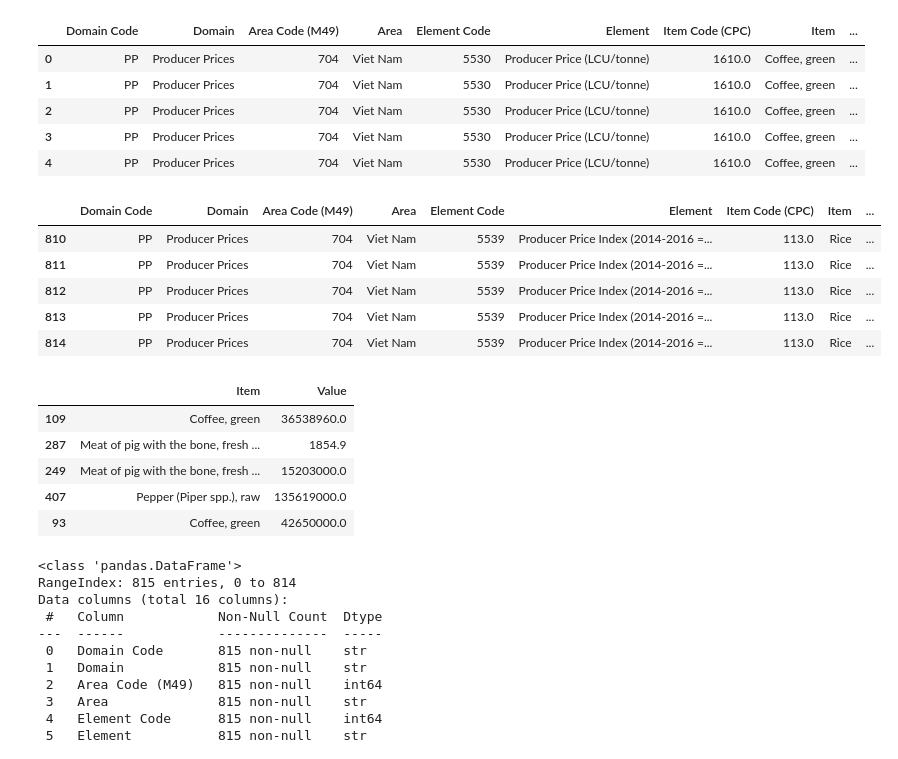
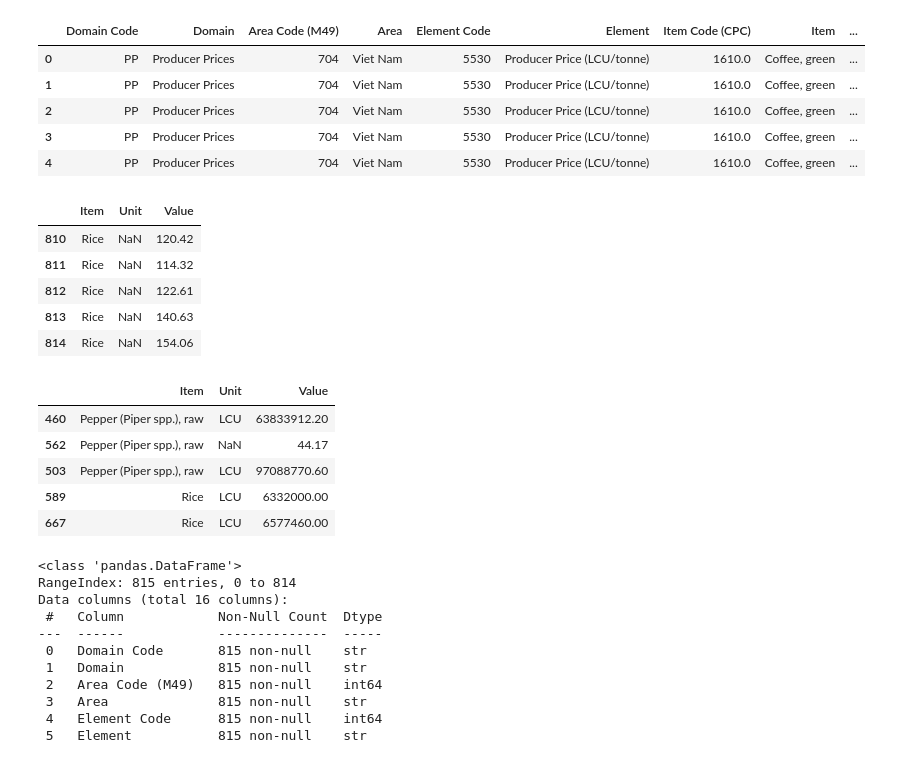
Before and after one commit to traitrithuc/Agriculture_Price_Predict, a Jupyter notebook: notebooks/index.ipynb, the cells around one changed output. Drawn from its saved outputs; the diff is of its cells as text; code cells hidden in the pictures.

```diff
--- a/notebooks/index.ipynb
+++ b/notebooks/index.ipynb
@@ -15,23 +15,23 @@ df.head(5)
 | 3 | PP | Producer Prices | 704 | Viet Nam | 5530 | Producer Price (LCU/tonne) | 1610.0 | Coffee, green | ... |
 | 4 | PP | Producer Prices | 704 | Viet Nam | 5530 | Producer Price (LCU/tonne) | 1610.0 | Coffee, green | ... |
 # %%
-df.tail(5)
+df[["Item","Unit", "Value"]].tail(5)
 # %% [output]
-|  | Domain Code | Domain | Area Code (M49) | Area | Element Code | Element | Item Code (CPC) | Item | ... |
-| 810 | PP | Producer Prices | 704 | Viet Nam | 5539 | Producer Price Index (2014-2016 =... | 113.0 | Rice | ... |
-| 811 | PP | Producer Prices | 704 | Viet Nam | 5539 | Producer Price Index (2014-2016 =... | 113.0 | Rice | ... |
-| 812 | PP | Producer Prices | 704 | Viet Nam | 5539 | Producer Price Index (2014-2016 =... | 113.0 | Rice | ... |
-| 813 | PP | Producer Prices | 704 | Viet Nam | 5539 | Producer Price Index (2014-2016 =... | 113.0 | Rice | ... |
-| 814 | PP | Producer Prices | 704 | Viet Nam | 5539 | Producer Price Index (2014-2016 =... | 113.0 | Rice | ... |
+|  | Item | Unit | Value |
+| 810 | Rice | NaN | 120.42 |
+| 811 | Rice | NaN | 114.32 |
+| 812 | Rice | NaN | 122.61 |
+| 813 | Rice | NaN | 140.63 |
+| 814 | Rice | NaN | 154.06 |
 # %%
-df[["Item", "Value"]].sample(5)
+df[["Item","Unit", "Value"]].sample(5)
 # %% [output]
-|  | Item | Value |
-| 109 | Coffee, green | 36538960.0 |
-| 287 | Meat of pig with the bone, fresh ... | 1854.9 |
-| 249 | Meat of pig with the bone, fresh ... | 15203000.0 |
-| 407 | Pepper (Piper spp.), raw | 135619000.0 |
-| 93 | Coffee, green | 42650000.0 |
+|  | Item | Unit | Value |
+| 460 | Pepper (Piper spp.), raw | LCU | 63833912.20 |
+| 562 | Pepper (Piper spp.), raw | NaN | 44.17 |
+| 503 | Pepper (Piper spp.), raw | LCU | 97088770.60 |
+| 589 | Rice | LCU | 6332000.00 |
+| 667 | Rice | LCU | 6577460.00 |
 # %%
 df.info()
 # %% [output]
```
Also changed, not shown: parts of 9 cells of this notebook.
